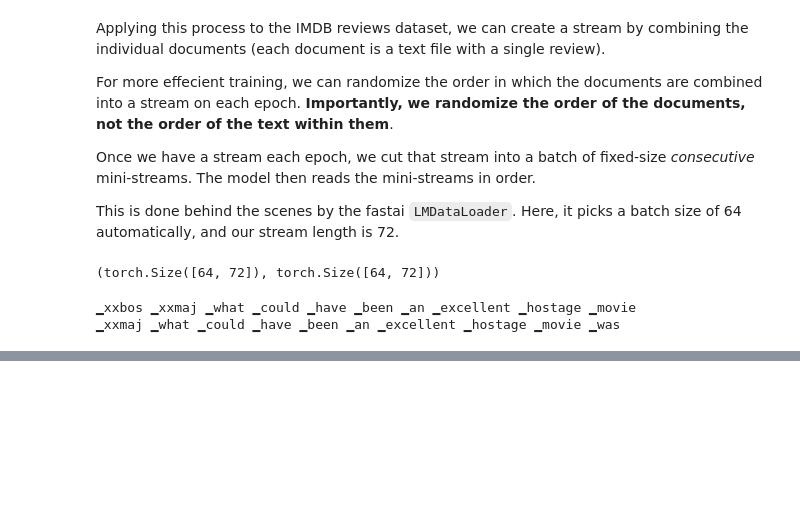
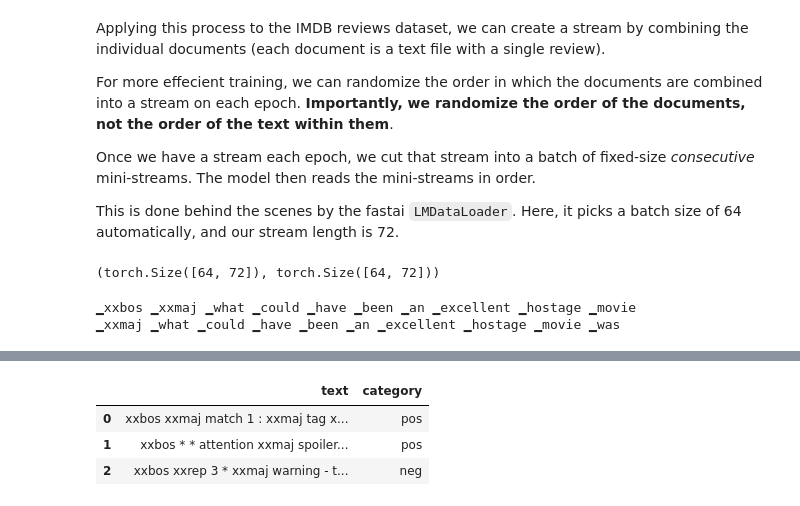
Before and after one commit to Daynil/course22, a Jupyter notebook: 04.5-nlp.ipynb, the cells around one changed output, grey strips where cells are left out. Cells and saved outputs as stored; diff of their text form; code cells hidden in the pictures; blank space fills up the shorter version.

```diff
--- a/04.5-nlp.ipynb
+++ b/04.5-nlp.ipynb
@@ -187,0 +320,15 @@ print(' '.join(num.vocab[o] for o in y[0][:10]))
+# %%
+dls_clas = fai_text.DataBlock(
+    blocks=(fai_text.TextBlock.from_folder(path, vocab=dls_lm.vocab),
+            fai_text.CategoryBlock),
+    get_y = fai_text.parent_label,
+    get_items=partial(fai_text.get_text_files, folders=['train', 'test']),
+    splitter=fai_text.GrandparentSplitter(valid_name='test')
+).dataloaders(path, path=path, bs=128, seq_len=72)
+# %%
+dls_clas.show_batch(max_n=3)
+# %% [output]
+|  | text | category |
+| 0 | xxbos xxmaj match 1 : xxmaj tag x... | pos |
+| 1 | xxbos * * attention xxmaj spoiler... | pos |
+| 2 | xxbos xxrep 3 * xxmaj warning - t... | neg |
```
Also changed, not shown: parts of 32 cells of this notebook, 4 other files.
